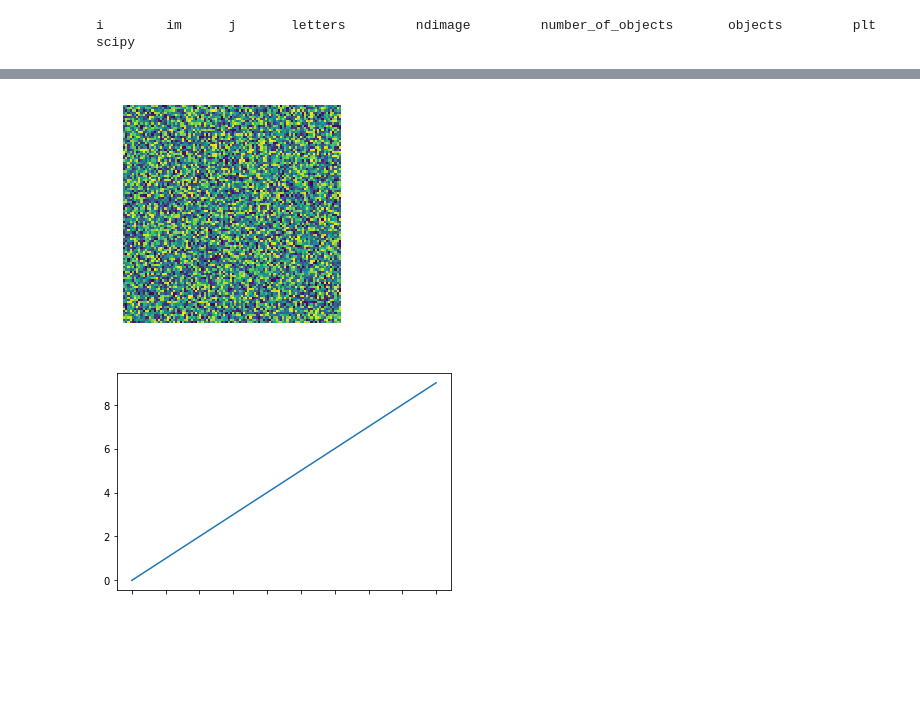
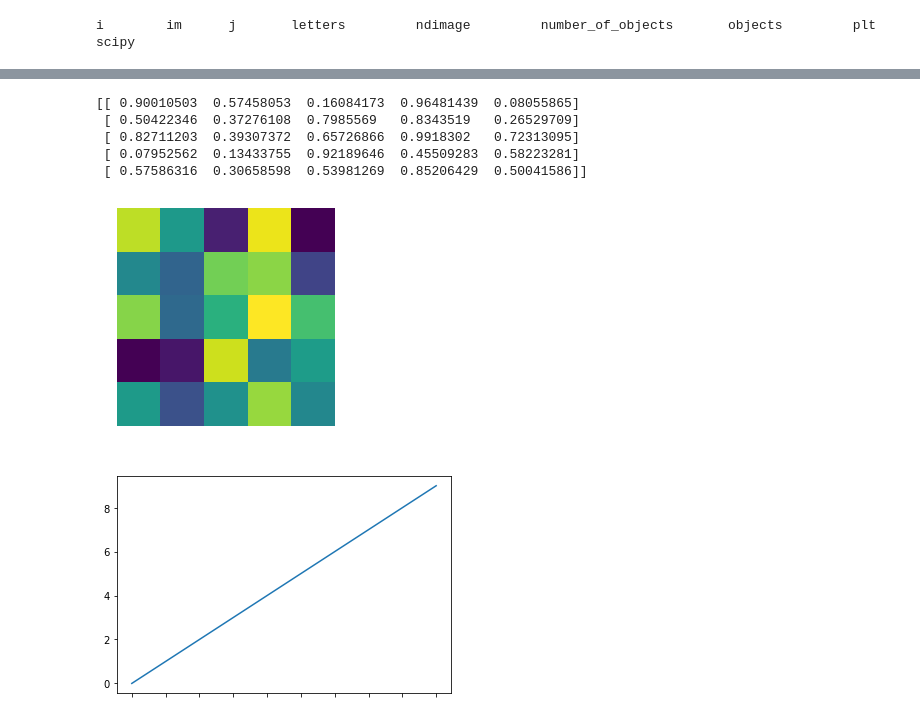
Before and after one commit to jonasagx/nephos, a Jupyter notebook: notebooks/buffer.ipynb, the cells around one changed output, grey strips where cells are left out. Drawn from its saved outputs; the diff is of its cells as text; code cells hidden in the pictures; blank space fills up the shorter version.

```diff
--- a/notebooks/buffer.ipynb
+++ b/notebooks/buffer.ipynb
@@ -13,13 +14,19 @@ run ../src/makeWindsMap.py
 # xMax, yMax = getImageDimessions(image)[:2]
 # plotDimensions = (xMax, yMax)
 # %%
-data = np.random.random((100,100))
+data = np.random.random((5,5))
+print(data)
 img = plt.imshow(data, interpolation='nearest')
 # img.set_cmap('hot')
 plt.axis('off')
 plt.show()
 # %% [output]
+[[ 0.90010503  0.57458053  0.16084173  0.96481439  0.08055865]
+ [ 0.50422346  0.37276108  0.7985569   0.8343519   0.26529709]
+ [ 0.82711203  0.39307372  0.65726866  0.9918302   0.72313095]
+ [ 0.07952562  0.13433755  0.92189646  0.45509283  0.58223281]
+ [ 0.57586316  0.30658598  0.53981269  0.85206429  0.50041586]]
-[figure, old version]
+[figure, new version]
 # %%
 x = range(10)
 y = range(10)
```
Also changed, not shown: parts of 15 cells of this notebook.
